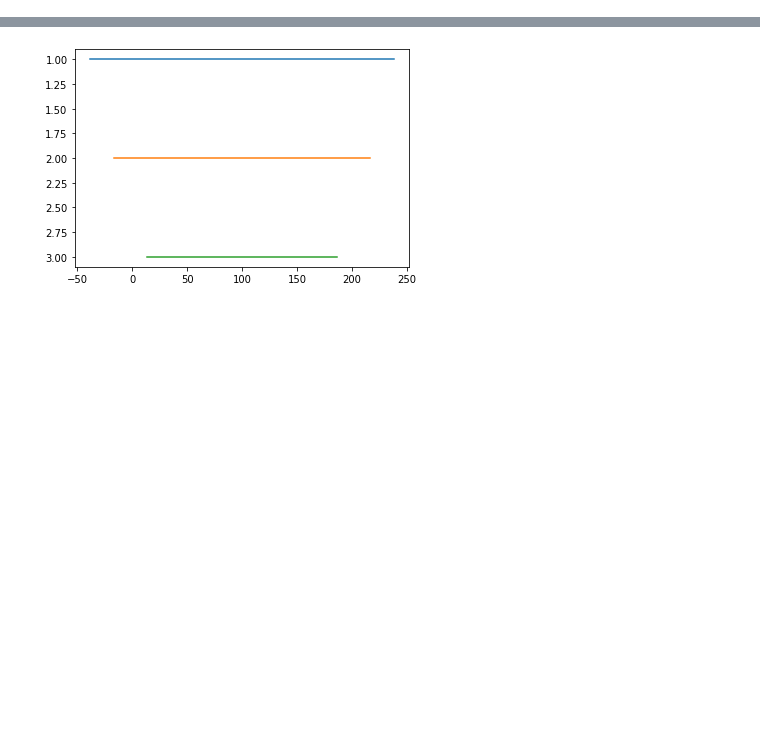
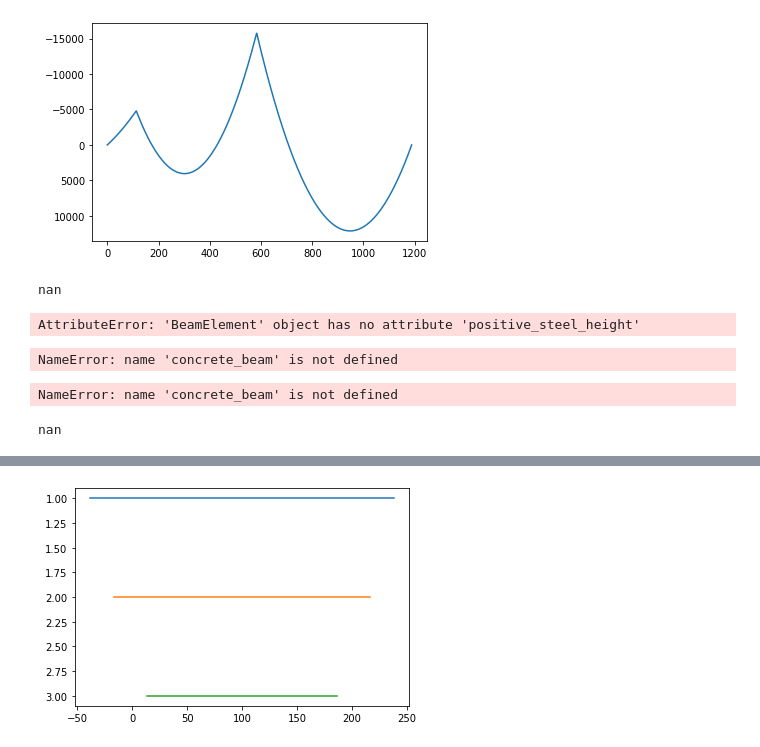
Before and after one commit to luisggc/FConcrete, a Jupyter notebook: examples/Change D.ipynb, the cells around one changed output, grey strips where cells are left out. Saved outputs shown, nothing was run; the diff lists cells and outputs as text; code cells hidden in the pictures; blank space fills up the shorter version.

```diff
--- a/examples/Change D.ipynb
+++ b/examples/Change D.ipynb
@@ -116,0 +128,4 @@ while True:
+# %%
+beam.plotMomentumDiagram()
+# %% [output]
+[figure, added]
@@ -116,0 +138,4 @@ while True:
+# %%
+getDecalagedLength(beam_element)
+# %% [output]
+nan
@@ -116,0 +151,4 @@ while True:
+# %%
+beam_element.positive_steel_height
+# %% [output]
+AttributeError: 'BeamElement' object has no attribute 'positive_steel_height'
@@ -116,0 +179,25 @@ while True:
+# %%
+x, momentum_diagram = concrete_beam.getMomentumDiagram(division=concrete_beam.division)
+# %% [output]
+NameError: name 'concrete_beam' is not defined
+# %%
+decalaged_x_left = np.array([])
+decalaged_x_right = np.array([])
+
+for beam_element in concrete_beam.beam_elements:
+    a_l = getDecalagedLength(beam_element)
+    position_in_beam_element = x[(x>=beam_element.n1.x) & (x<=beam_element.n2.x)]
+    decalaged_x_left_temp = position_in_beam_element - a_l
+    decalaged_x_right_temp = position_in_beam_element + a_l
+    decalaged_x_left = np.concatenate((decalaged_x_left, decalaged_x_left_temp))
+    decalaged_x_right = np.concatenate((decalaged_x_right, decalaged_x_right_temp))
+
+join_decalaged_x = np.concatenate((decalaged_x_left, x, decalaged_x_right))
+join_decalaged_x_order = join_decalaged_x.argsort()
+x_decalaged = join_decalaged_x[join_decalaged_x_order]
+# %% [output]
+NameError: name 'concrete_beam' is not defined
+# %%
+a_l
+# %% [output]
+nan
```
Also changed, not shown: parts of 31 cells of this notebook, 6 other files.
